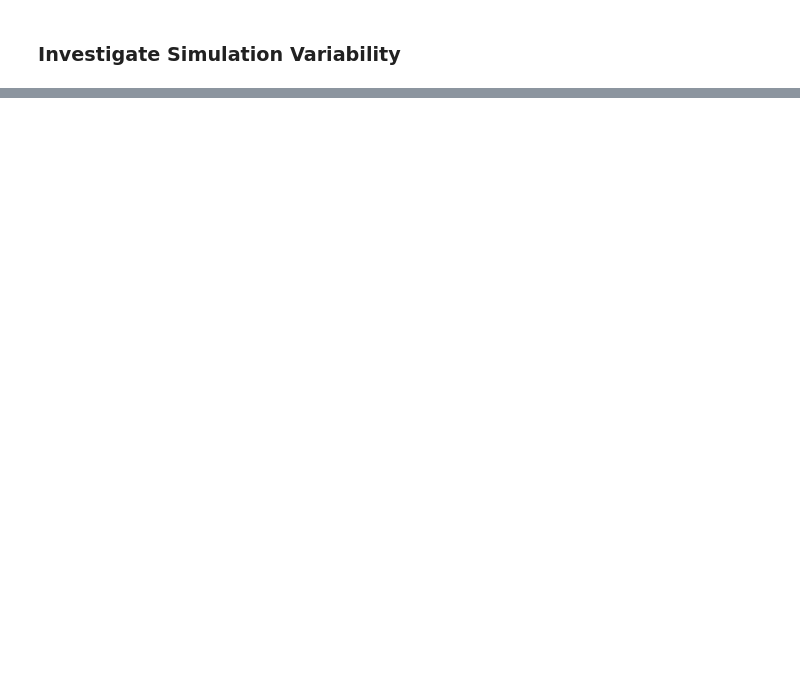
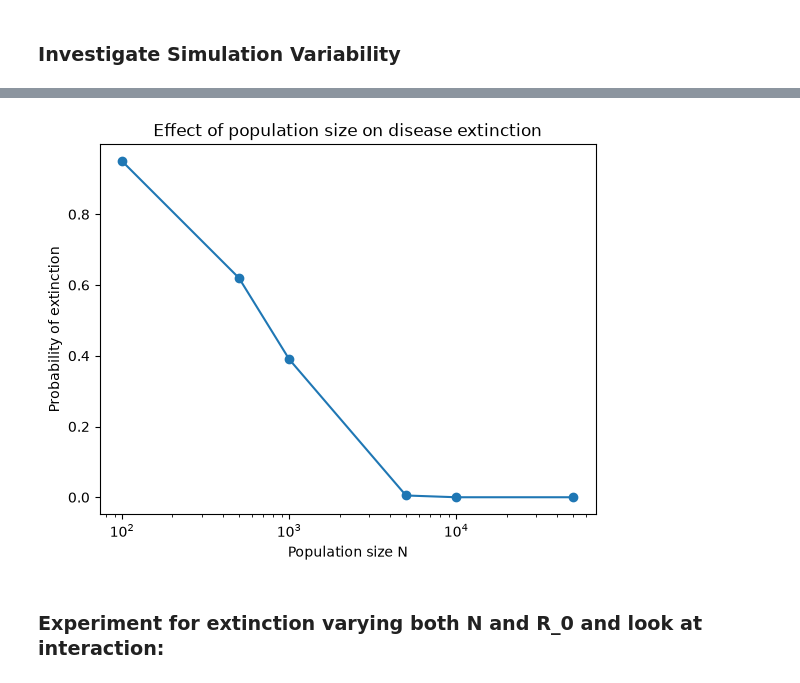
Before and after one commit to emilie-taffouraud/assignment2-stochastic-spatial-models, a Jupyter notebook: Jakobsen_16944763_Taffouraud_14886820_assignment2.ipynb, the cells around one changed output, grey strips where cells are left out. Saved outputs shown, nothing was run; the diff lists cells and outputs as text; code cells hidden in the pictures; blank space fills up the shorter version.

```diff
--- a/Jakobsen_16944763_Taffouraud_14886820_assignment2.ipynb
+++ b/Jakobsen_16944763_Taffouraud_14886820_assignment2.ipynb
@@ -519,0 +826,19 @@ plt.show()
+# %%
+extinction_probabilities_N = []
+
+for N0 in N_values:
+
+    outcomes = N_results[N0]
+
+    extinction_probability = outcomes.count("extinction") / n_simulations
+
+    extinction_probabilities_N.append(extinction_probability)
+# %%
+# Make a results table:
+
+N_results_df = pd.DataFrame({
+    "N": N_values,
+    "Extinction probability": extinction_probabilities_N
+})
+
+N_results_df
@@ -519,0 +853,18 @@ plt.show()
+# %%
+# Make a plot of the results:
+
+plt.plot(
+    N_results_df["N"],
+    N_results_df["Extinction probability"],
+    "o-"
+)
+
+plt.xlabel("Population size N")
+plt.ylabel("Probability of extinction")
+plt.title("Effect of population size on disease extinction")
+plt.xscale("log")
+plt.show()
+# %% [output]
+[figure, added]
+# %% [markdown]
+### Experiment for extinction varying both N and R_0 and look at interaction:
```
Also changed, not shown: parts of 24 cells of this notebook.
